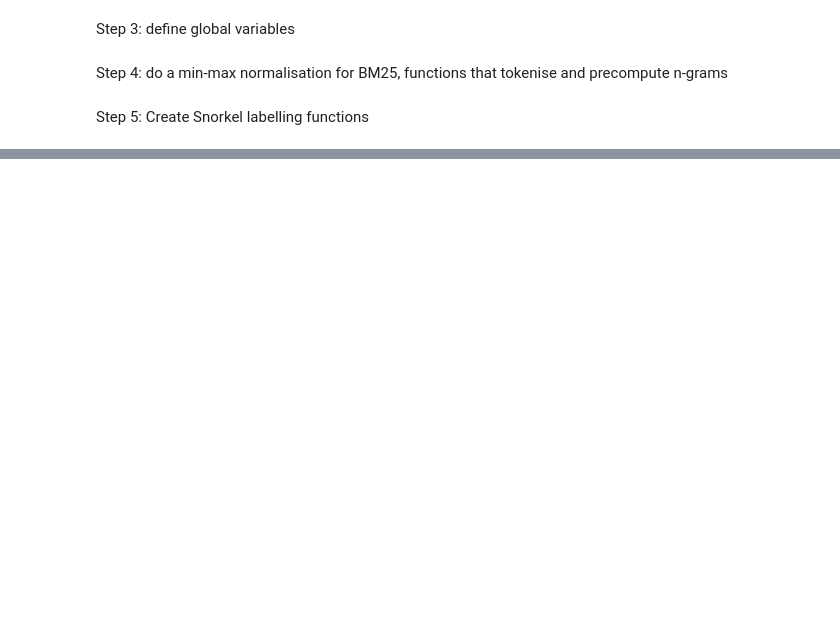
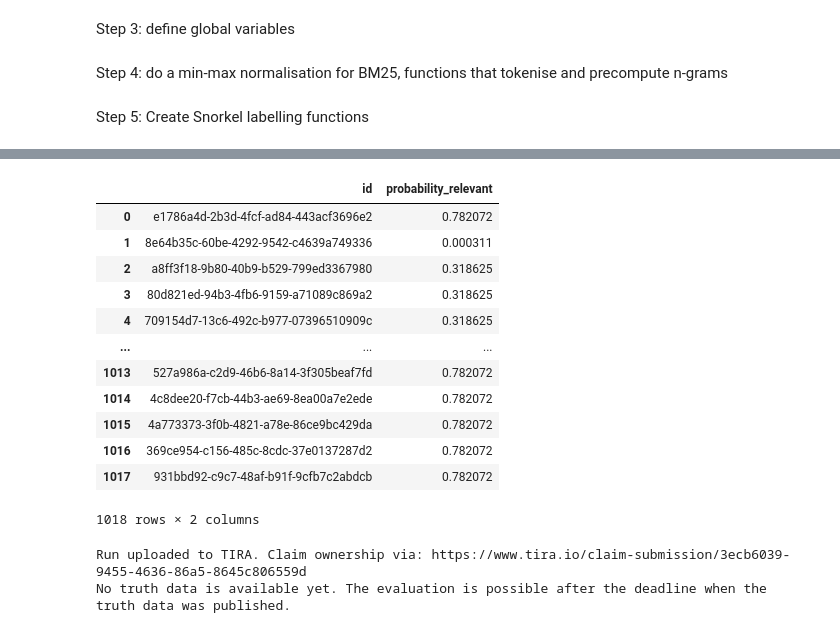
Before and after one commit to OpenWebSearch/wows-code, a Jupyter notebook: ecir25/baselines/pointwise_snorkel.ipynb, the cells around one changed output, grey strips where cells are left out. Cells and saved outputs as stored; diff of their text form; code cells hidden in the pictures; blank space fills up the shorter version.

Commit message:
Updated pointwise Snorkel test set

```diff
--- a/ecir25/baselines/pointwise_snorkel.ipynb
+++ b/ecir25/baselines/pointwise_snorkel.ipynb
@@ -124,13 +188,11 @@ def get_ngrams(text, n=2):
+# %%
+tokenized_docs = [tokenize(doc) for doc in input_data['unknown']]
+bm25_model = BM25Okapi(tokenized_docs)
+doc_lookup = dict(zip(input_data.index, range(len(input_data))))
 # %% [markdown]
 Step 5: Create Snorkel labelling functions
 # %%
-
-@labeling_function()
-def bm25_score_prob(x):
-    """Computes BM25 score and normalizes it to a probability."""
-    global bm25
-    bm25_score = max(bm25.get_scores(tokenize(x.query)))
-    return normalize_bm25(bm25_score)
+bm25_score_prob = make_bm25_score_prob(bm25_model, doc_lookup)
 
 
 @labeling_function()
@@ -367,4 +386,0 @@ Step 9: Use wows_evaluate
-# %%
-with Environment().measure() as tracked_experiment:
-    # now we do the "computation"
-    predictions = input_data.copy()
@@ -385,0 +387,64 @@ Run uploaded to TIRA. Claim ownership via: https://www.tira.io/claim-submission/
+# %%
+WMODEL = "Snorkel"
+
+!rm -Rf run
+
+
+with tracking(export_file_path='run/.metadata.yml', export_format=ExportFormat.IR_METADATA) as tracked:
+    queries = set(input_data['query'].unique())
+
+    def unknown_documents(query):
+        docs = set(input_data[input_data['query'] == query]['unknown'].unique())
+        return {f'{i[0]}-unkn': i[1] for i in zip(range(len(docs)), docs)}
+
+    results = {}
+
+    for query in tqdm(queries):
+        unk = unknown_documents(query)
+
+        # Build index
+        docs = [{'docno': k, 'text': v} for k, v in unk.items()]
+        indexer = pt.IterDictIndexer("/tmp/index", overwrite=True, meta={'docno': 100, 'text': 20480})
+        index_ref = indexer.index(docs)
+        retriever = pt.BatchRetrieve(index_ref, wmodel=WMODEL)
+        rels = input_data[input_data['query'] == query][['unknown', 'probability_relevant']]
+        rel_dict = dict(zip(rels['unknown'], rels['probability_relevant']))
+
+        results[query] = rel_dict
+
+    predictions = []
+    for _, i in input_data.iterrows():
+        res = results[i['query']]
+        predictions.append({
+            'id': i['id'],
+            'probability_relevant': res.get(i['unknown'], -1)
+        })
+    predictions = pd.DataFrame(predictions)
+
+predictions
+# %% [output]
+|  | id | probability_relevant |
+| 0 | e1786a4d-2b3d-4fcf-ad84-443acf3696e2 | 0.782072 |
+| 1 | 8e64b35c-60be-4292-9542-c4639a749336 | 0.000311 |
+| 2 | a8ff3f18-9b80-40b9-b529-799ed3367980 | 0.318625 |
+| 3 | 80d821ed-94b3-4fb6-9159-a71089c869a2 | 0.318625 |
+| 4 | 709154d7-13c6-492c-b977-07396510909c | 0.318625 |
+| ... | ... | ... |
+| 1013 | 527a986a-c2d9-46b6-8a14-3f305beaf7fd | 0.782072 |
+| 1014 | 4c8dee20-f7cb-44b3-ae69-8ea00a7e2ede | 0.782072 |
+| 1015 | 4a773373-3f0b-4821-a78e-86ce9bc429da | 0.782072 |
+| 1016 | 369ce954-c156-485c-8cdc-37e0137287d2 | 0.782072 |
+| 1017 | 931bbd92-c9c7-48af-b91f-9cfb7c2abdcb | 0.782072 |
+1018 rows × 2 columns
+# %%
+wows_evaluate(
+    predictions,
+    DATASET_ID,
+    tracking_results=tracked,
+    upload=True,
+    system_name="Snorkel",
+    system_description=f'We use the PyTerrier retrieval model {WMODEL} to assign the probability that an unknown document is relevant. We rank all unknown documents that are to-be judged against the query. The probability that a document is relevant is then the min-max normalized rank of an unknown document in the ranking of all unknown documents to the query.'
+)
+# %% [output]
+Run uploaded to TIRA. Claim ownership via: https://www.tira.io/claim-submission/3ecb6039-9455-4636-86a5-8645c806559d
+No truth data is available yet. The evaluation is possible after the deadline when the truth data was published.
```
Also changed, not shown: parts of 19 cells of this notebook.
